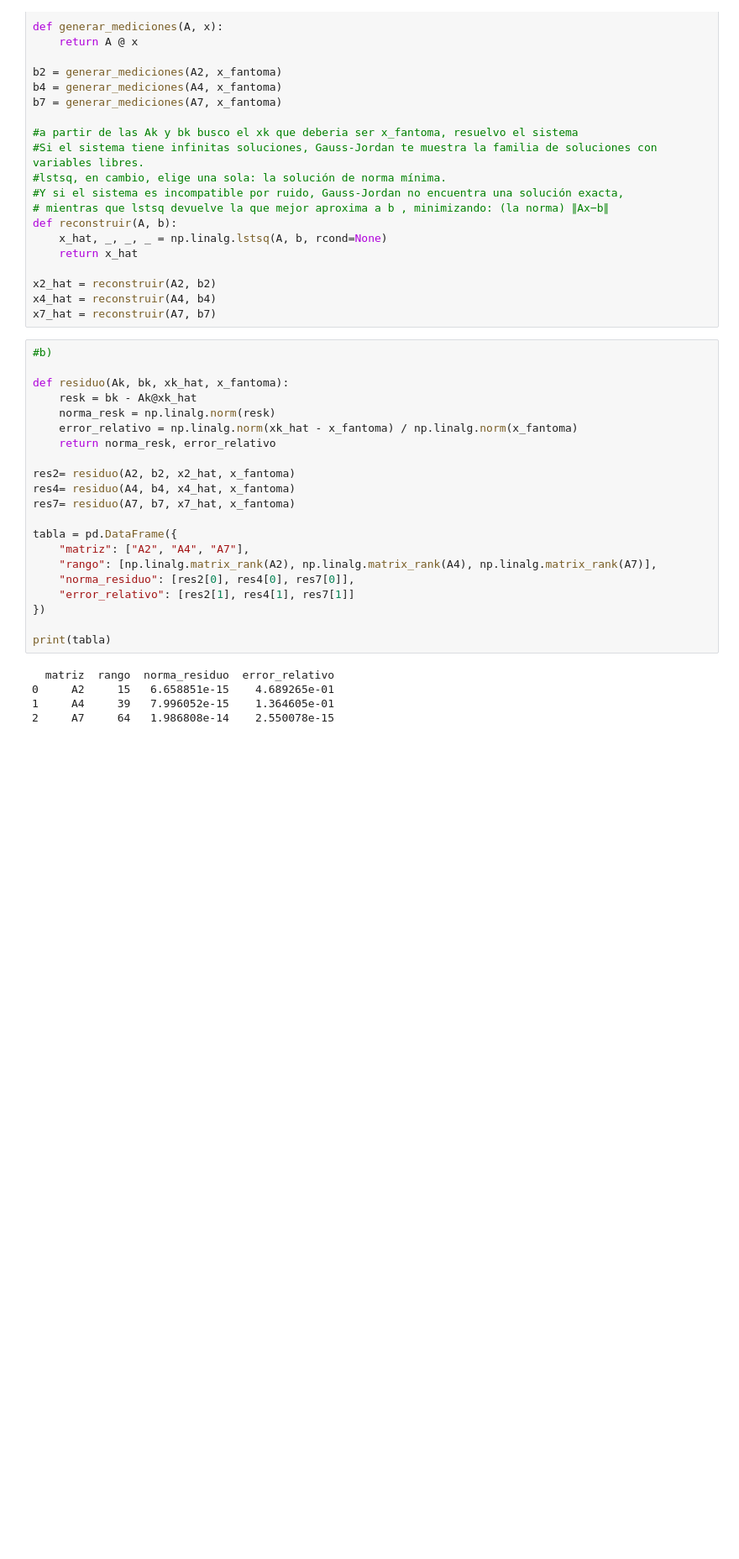
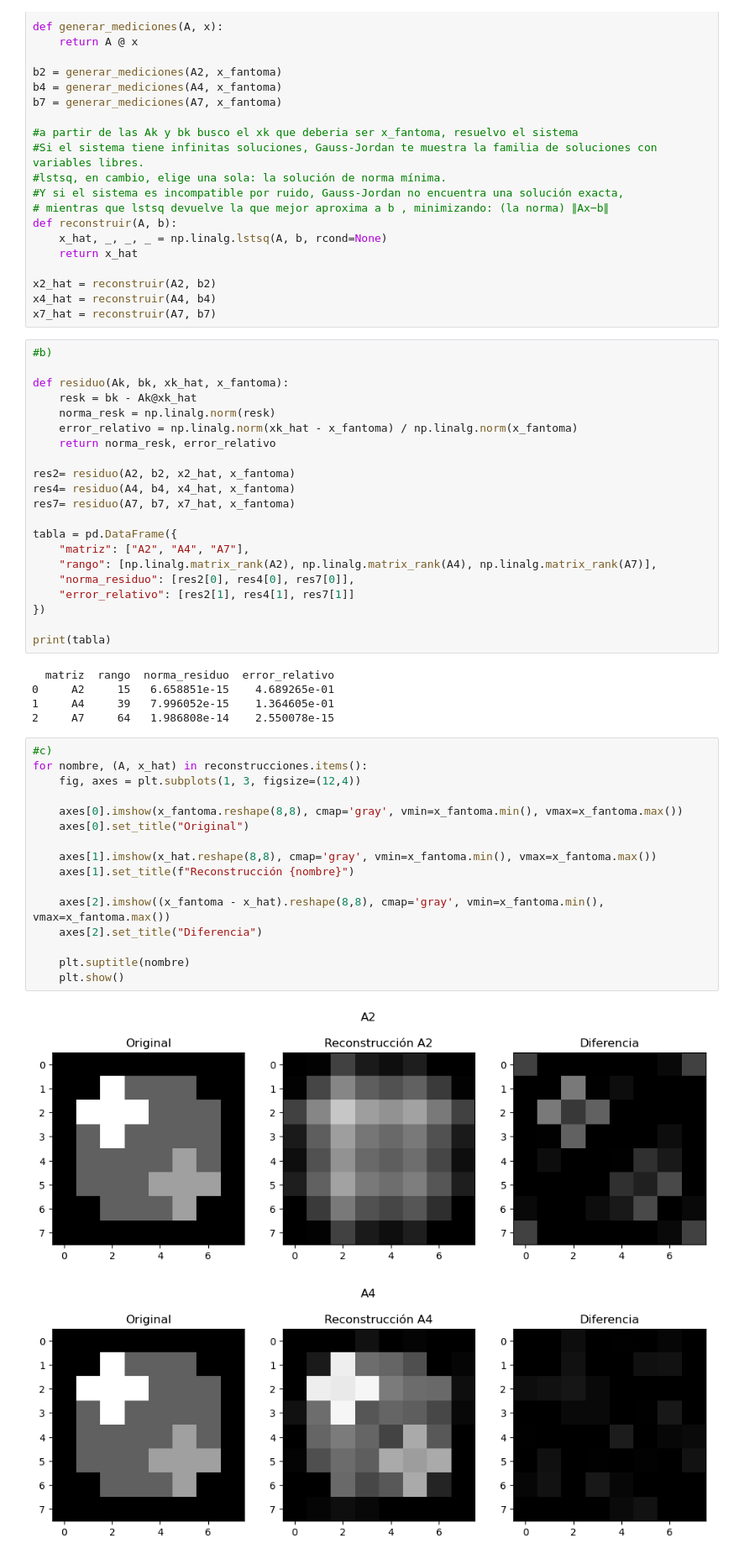
Before and after one commit to franixd/tp_metodos, a Jupyter notebook: ejercicio5.ipynb, the cells around one changed output. Shown at 84% size. Drawn from its saved outputs; the diff is of its cells as text; blank space fills up the shorter version.

```diff
--- a/ejercicio5.ipynb
+++ b/ejercicio5.ipynb
@@ -107,3 +107,22 @@ print(tabla)
 0     A2     15   6.658851e-15    4.689265e-01
 1     A4     39   7.996052e-15    1.364605e-01
 2     A7     64   1.986808e-14    2.550078e-15
+# %%
+#c)
+for nombre, (A, x_hat) in reconstrucciones.items():
+    fig, axes = plt.subplots(1, 3, figsize=(12,4))
+
+    axes[0].imshow(x_fantoma.reshape(8,8), cmap='gray', vmin=x_fantoma.min(), vmax=x_fantoma.max())
+    axes[0].set_title("Original")
+
+    axes[1].imshow(x_hat.reshape(8,8), cmap='gray', vmin=x_fantoma.min(), vmax=x_fantoma.max())
+    axes[1].set_title(f"Reconstrucción {nombre}")
+
+    axes[2].imshow((x_fantoma - x_hat).reshape(8,8), cmap='gray', vmin=x_fantoma.min(), vmax=x_fantoma.max())
+    axes[2].set_title("Diferencia")
+
+    plt.suptitle(nombre)
+    plt.show()
+# %% [output]
+[figure, added]
+[figure, added]
```
Also changed, not shown: parts of 2 cells of this notebook.
